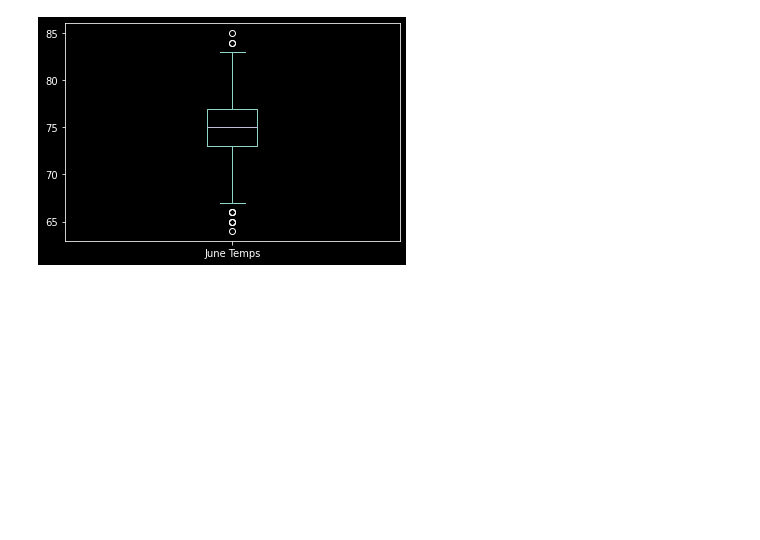
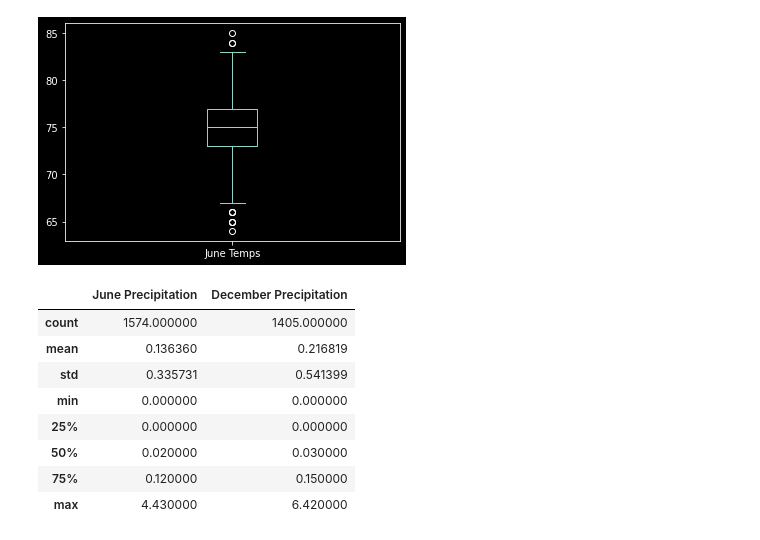
Before and after one commit to RVP97/surfs_up, a Jupyter notebook: SurfsUp_Challenge.ipynb, the cells around one changed output. Drawn from its saved outputs; the diff is of its cells as text; code cells hidden in the pictures; blank space fills up the shorter version.

```diff
--- a/SurfsUp_Challenge.ipynb
+++ b/SurfsUp_Challenge.ipynb
@@ -128,3 +129,22 @@ june_temp_df.plot.box()
 # %% [output]
 <AxesSubplot:>
 [figure]
+# %%
+prec_dec = session.query(Measurement.prcp).filter(extract('month', Measurement.date)==12).all()
+prec_dec_df = pd.DataFrame(prec_dec, columns=['December Precipitation'])
+prec_june = session.query(Measurement.prcp).filter(extract('month', Measurement.date)==6).all()
+prec_june_df = pd.DataFrame(prec_june, columns=['June Precipitation'])
+# %%
+summary_prec = prec_june_df.describe()
+summary_prec['December Precipitation'] = prec_dec_df['December Precipitation'].describe()
+summary_prec
+# %% [output]
+|  | June Precipitation | December Precipitation |
+| count | 1574.000000 | 1405.000000 |
+| mean | 0.136360 | 0.216819 |
+| std | 0.335731 | 0.541399 |
+| min | 0.000000 | 0.000000 |
+| 25% | 0.000000 | 0.000000 |
+| 50% | 0.020000 | 0.030000 |
+| 75% | 0.120000 | 0.150000 |
+| max | 4.430000 | 6.420000 |
```
Also changed, not shown: parts of 1 cell of this notebook, 1 other file.
